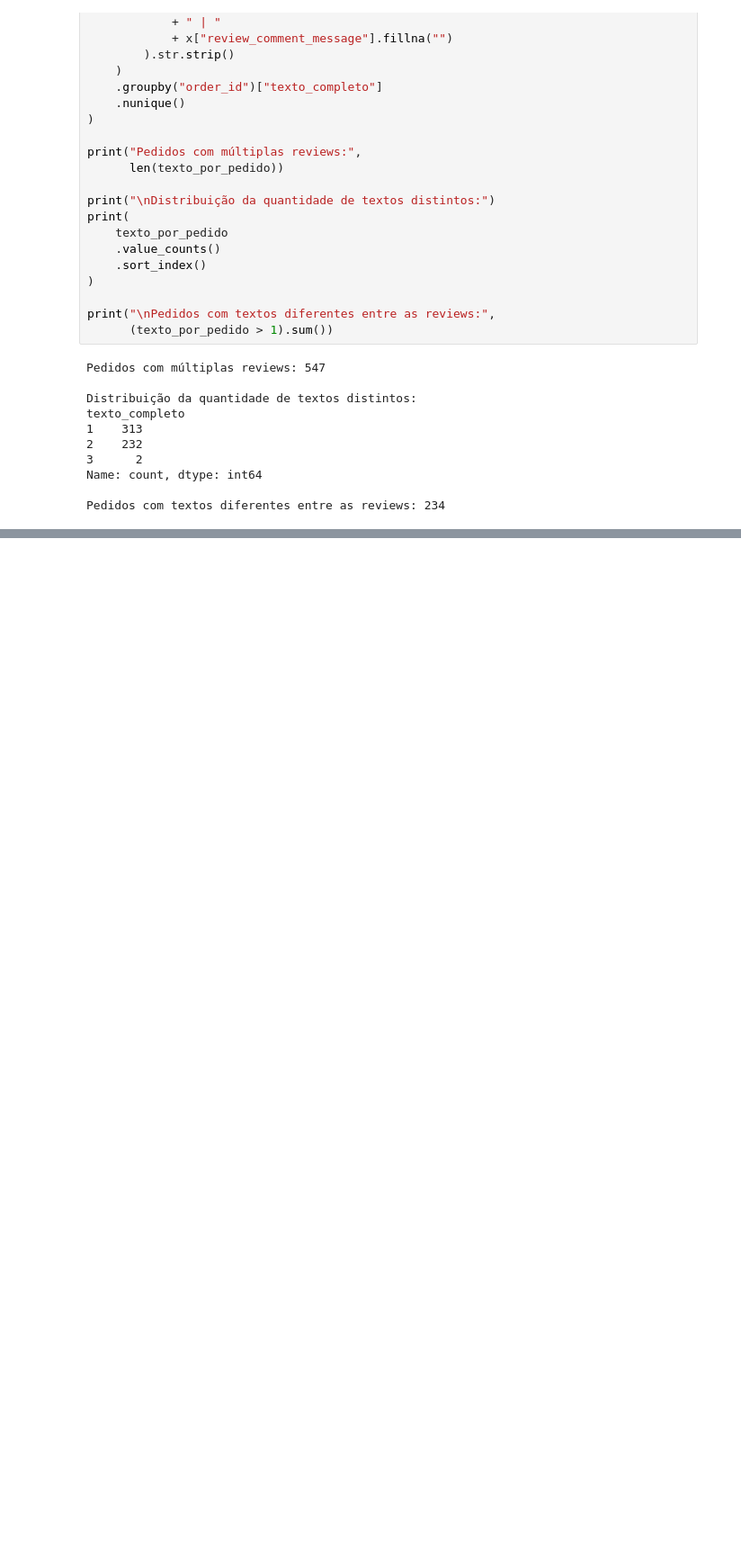
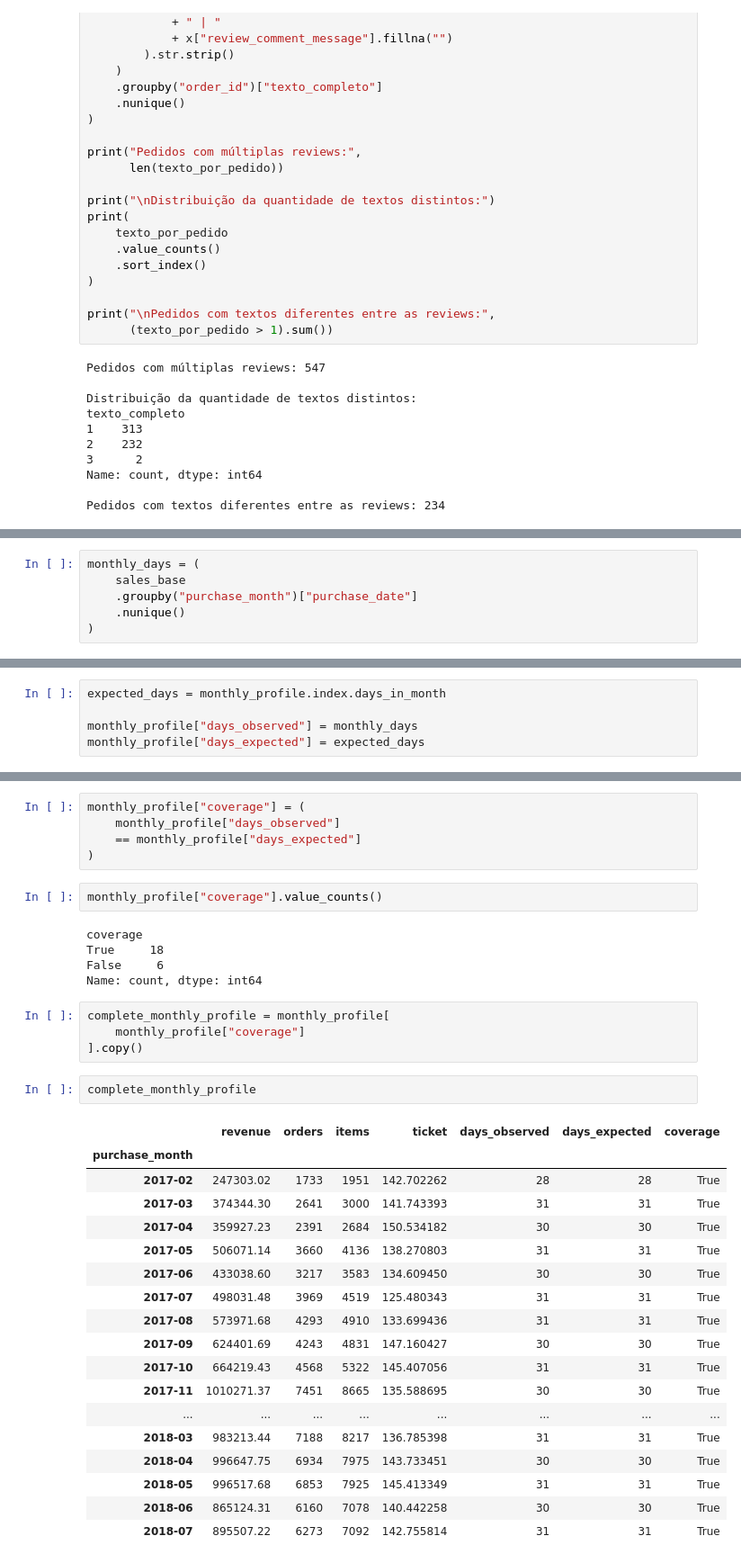
Before and after one commit to AgathaAlmeida7/case-01-queda-vendas, a Jupyter notebook: notebooks/01_data_profiling.ipynb, the cells around one changed output, grey strips where cells are left out. Shown at 90% size. Drawn from its saved outputs; the diff is of its cells as text; blank space fills up the shorter version.

```diff
--- a/notebooks/01_data_profiling.ipynb
+++ b/notebooks/01_data_profiling.ipynb
@@ -2136,0 +2464,6 @@ Pedidos com textos diferentes entre as reviews: 234
+# %%
+monthly_days = (
+    sales_base
+    .groupby("purchase_month")["purchase_date"]
+    .nunique()
+)
@@ -2136,0 +2490,5 @@ Pedidos com textos diferentes entre as reviews: 234
+# %%
+expected_days = monthly_profile.index.days_in_month
+
+monthly_profile["days_observed"] = monthly_days
+monthly_profile["days_expected"] = expected_days
@@ -2136,0 +2516,37 @@ Pedidos com textos diferentes entre as reviews: 234
+# %%
+monthly_profile["coverage"] = (
+    monthly_profile["days_observed"]
+    == monthly_profile["days_expected"]
+)
+# %%
+monthly_profile["coverage"].value_counts()
+# %% [output]
+coverage
+True     18
+False     6
+Name: count, dtype: int64
+# %%
+complete_monthly_profile = monthly_profile[
+    monthly_profile["coverage"]
+].copy()
+# %%
+complete_monthly_profile
+# %% [output]
+|  | revenue | orders | items | ticket | days_observed | days_expected | coverage |
+| purchase_month |  |  |  |  |  |  |  |
+| 2017-02 | 247303.02 | 1733 | 1951 | 142.702262 | 28 | 28 | True |
+| 2017-03 | 374344.30 | 2641 | 3000 | 141.743393 | 31 | 31 | True |
+| 2017-04 | 359927.23 | 2391 | 2684 | 150.534182 | 30 | 30 | True |
+| 2017-05 | 506071.14 | 3660 | 4136 | 138.270803 | 31 | 31 | True |
+| 2017-06 | 433038.60 | 3217 | 3583 | 134.609450 | 30 | 30 | True |
+| 2017-07 | 498031.48 | 3969 | 4519 | 125.480343 | 31 | 31 | True |
+| 2017-08 | 573971.68 | 4293 | 4910 | 133.699436 | 31 | 31 | True |
+| 2017-09 | 624401.69 | 4243 | 4831 | 147.160427 | 30 | 30 | True |
+| 2017-10 | 664219.43 | 4568 | 5322 | 145.407056 | 31 | 31 | True |
+| 2017-11 | 1010271.37 | 7451 | 8665 | 135.588695 | 30 | 30 | True |
+| ... | ... | ... | ... | ... | ... | ... | ... |
+| 2018-03 | 983213.44 | 7188 | 8217 | 136.785398 | 31 | 31 | True |
+| 2018-04 | 996647.75 | 6934 | 7975 | 143.733451 | 30 | 30 | True |
+| 2018-05 | 996517.68 | 6853 | 7925 | 145.413349 | 31 | 31 | True |
+| 2018-06 | 865124.31 | 6160 | 7078 | 140.442258 | 30 | 30 | True |
+| 2018-07 | 895507.22 | 6273 | 7092 | 142.755814 | 31 | 31 | True |
```
Also changed, not shown: parts of 84 cells of this notebook.
